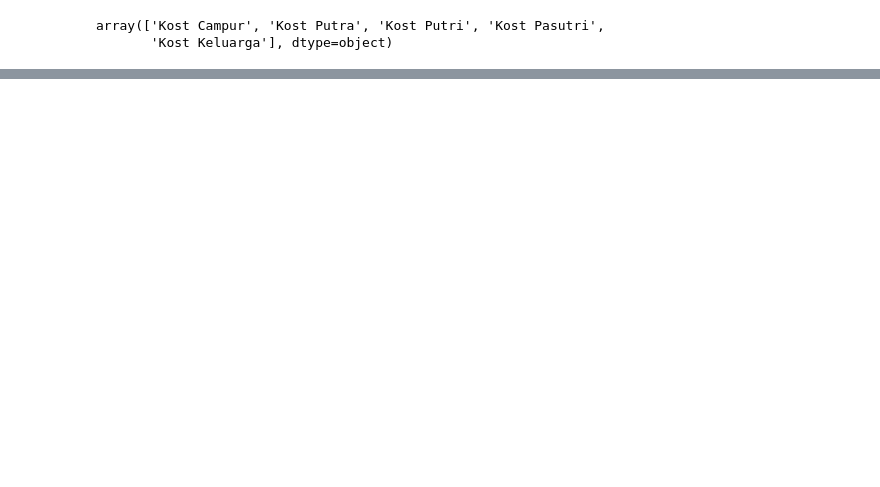
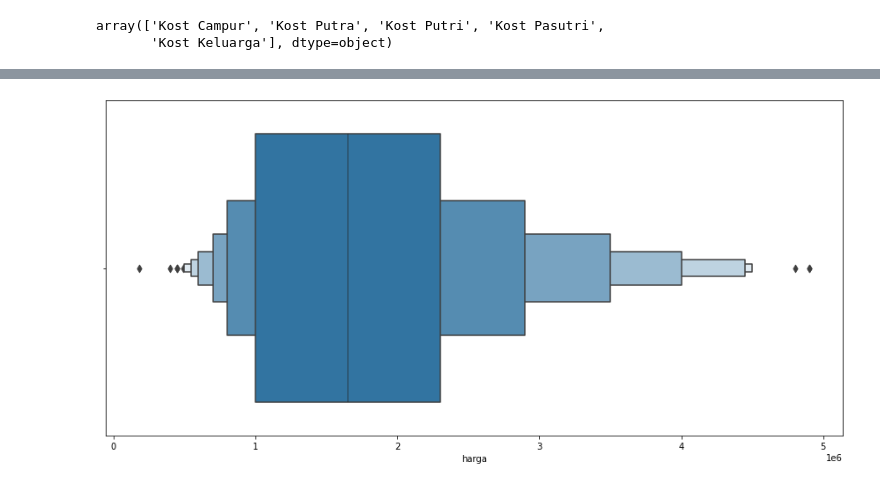
Before and after one commit to IrfanChairurrachman/scrapper, a Jupyter notebook: sewakost_scrapper.ipynb, the cells around one changed output, grey strips where cells are left out. Drawn from its saved outputs; the diff is of its cells as text; code cells hidden in the pictures; blank space fills up the shorter version.

```diff
--- a/sewakost_scrapper.ipynb
+++ b/sewakost_scrapper.ipynb
@@ -231,0 +255,5 @@ sns.countplot(data=df, x="aircon", hue="jenis");
+# %%
+plt.figure(figsize=(15,7))
+sns.boxenplot(x=df['harga']);
+# %% [output]
+[figure, added]
```
Also changed, not shown: parts of 11 cells of this notebook.
